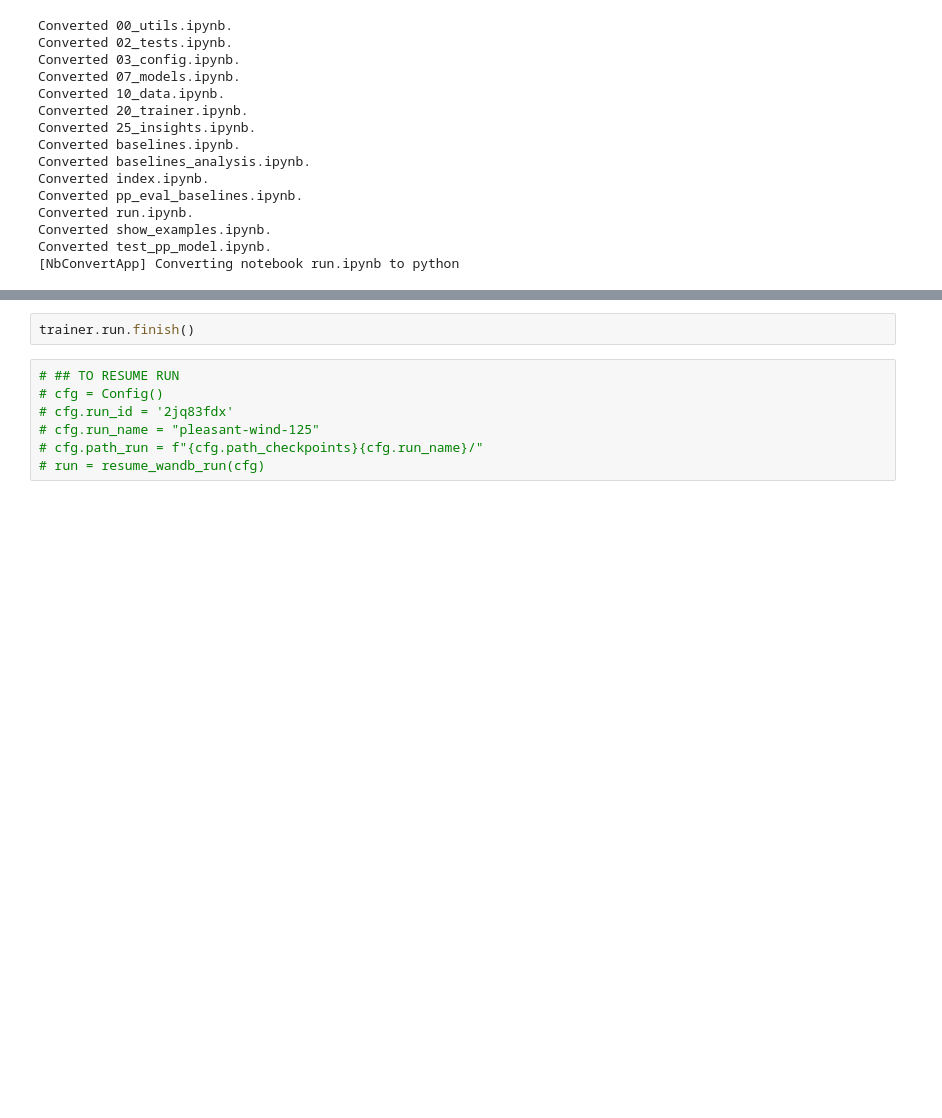
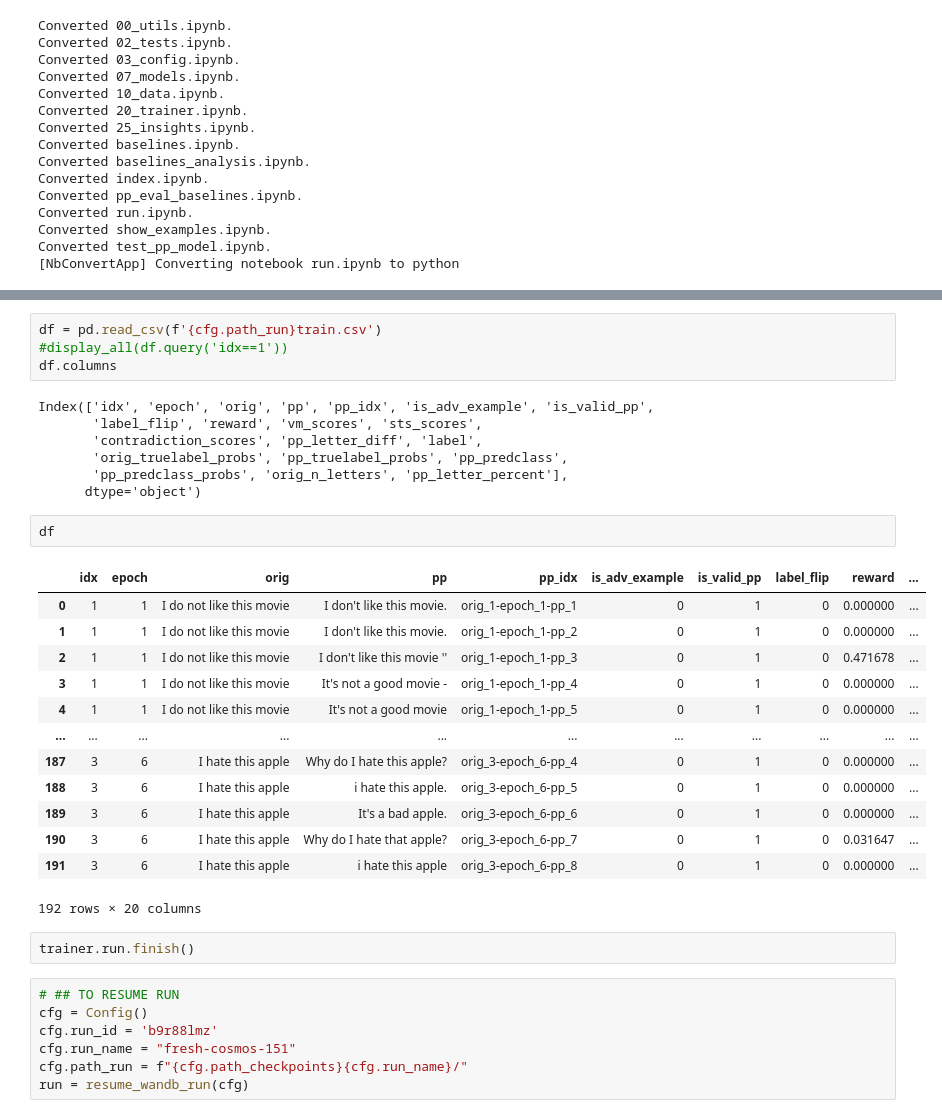
Before and after one commit to puzzler10/travis_attack, a Jupyter notebook: run.ipynb, the cells around one changed output, grey strips where cells are left out. Drawn from its saved outputs; the diff is of its cells as text; blank space fills up the shorter version.

```diff
--- a/run.ipynb
+++ b/run.ipynb
@@ -76,9 +110,36 @@ travis_attack.trainer: INFO     Now on epoch 5 of 5
+# %%
+df = pd.read_csv(f'{cfg.path_run}train.csv')
+#display_all(df.query('idx==1'))
+df.columns
+# %% [output]
+Index(['idx', 'epoch', 'orig', 'pp', 'pp_idx', 'is_adv_example', 'is_valid_pp',
+       'label_flip', 'reward', 'vm_scores', 'sts_scores',
+       'contradiction_scores', 'pp_letter_diff', 'label',
+       'orig_truelabel_probs', 'pp_truelabel_probs', 'pp_predclass',
+       'pp_predclass_probs', 'orig_n_letters', 'pp_letter_percent'],
+      dtype='object')
+# %%
+df
+# %% [output]
+|  | idx | epoch | orig | pp | pp_idx | is_adv_example | is_valid_pp | label_flip | reward | ... |
+| 0 | 1 | 1 | I do not like this movie | I don't like this movie. | orig_1-epoch_1-pp_1 | 0 | 1 | 0 | 0.000000 | ... |
+| 1 | 1 | 1 | I do not like this movie | I don't like this movie. | orig_1-epoch_1-pp_2 | 0 | 1 | 0 | 0.000000 | ... |
+| 2 | 1 | 1 | I do not like this movie | I don't like this movie '' | orig_1-epoch_1-pp_3 | 0 | 1 | 0 | 0.471678 | ... |
+| 3 | 1 | 1 | I do not like this movie | It's not a good movie - | orig_1-epoch_1-pp_4 | 0 | 1 | 0 | 0.000000 | ... |
+| 4 | 1 | 1 | I do not like this movie | It's not a good movie | orig_1-epoch_1-pp_5 | 0 | 1 | 0 | 0.000000 | ... |
+| ... | ... | ... | ... | ... | ... | ... | ... | ... | ... | ... |
+| 187 | 3 | 6 | I hate this apple | Why do I hate this apple? | orig_3-epoch_6-pp_4 | 0 | 1 | 0 | 0.000000 | ... |
+| 188 | 3 | 6 | I hate this apple | i hate this apple. | orig_3-epoch_6-pp_5 | 0 | 1 | 0 | 0.000000 | ... |
+| 189 | 3 | 6 | I hate this apple | It's a bad apple. | orig_3-epoch_6-pp_6 | 0 | 1 | 0 | 0.000000 | ... |
+| 190 | 3 | 6 | I hate this apple | Why do I hate that apple? | orig_3-epoch_6-pp_7 | 0 | 1 | 0 | 0.031647 | ... |
+| 191 | 3 | 6 | I hate this apple | i hate this apple | orig_3-epoch_6-pp_8 | 0 | 1 | 0 | 0.000000 | ... |
+192 rows × 20 columns
 # %%
 trainer.run.finish()
 # %%
 # ## TO RESUME RUN
-# cfg = Config()
-# cfg.run_id = '2jq83fdx'
-# cfg.run_name = "pleasant-wind-125"
-# cfg.path_run = f"{cfg.path_checkpoints}{cfg.run_name}/"
-# run = resume_wandb_run(cfg)
+cfg = Config()
+cfg.run_id = 'b9r88lmz'
+cfg.run_name = "fresh-cosmos-151"
+cfg.path_run = f"{cfg.path_checkpoints}{cfg.run_name}/"
+run = resume_wandb_run(cfg)
```
Also changed, not shown: parts of 6 cells of this notebook, 16 other files.
